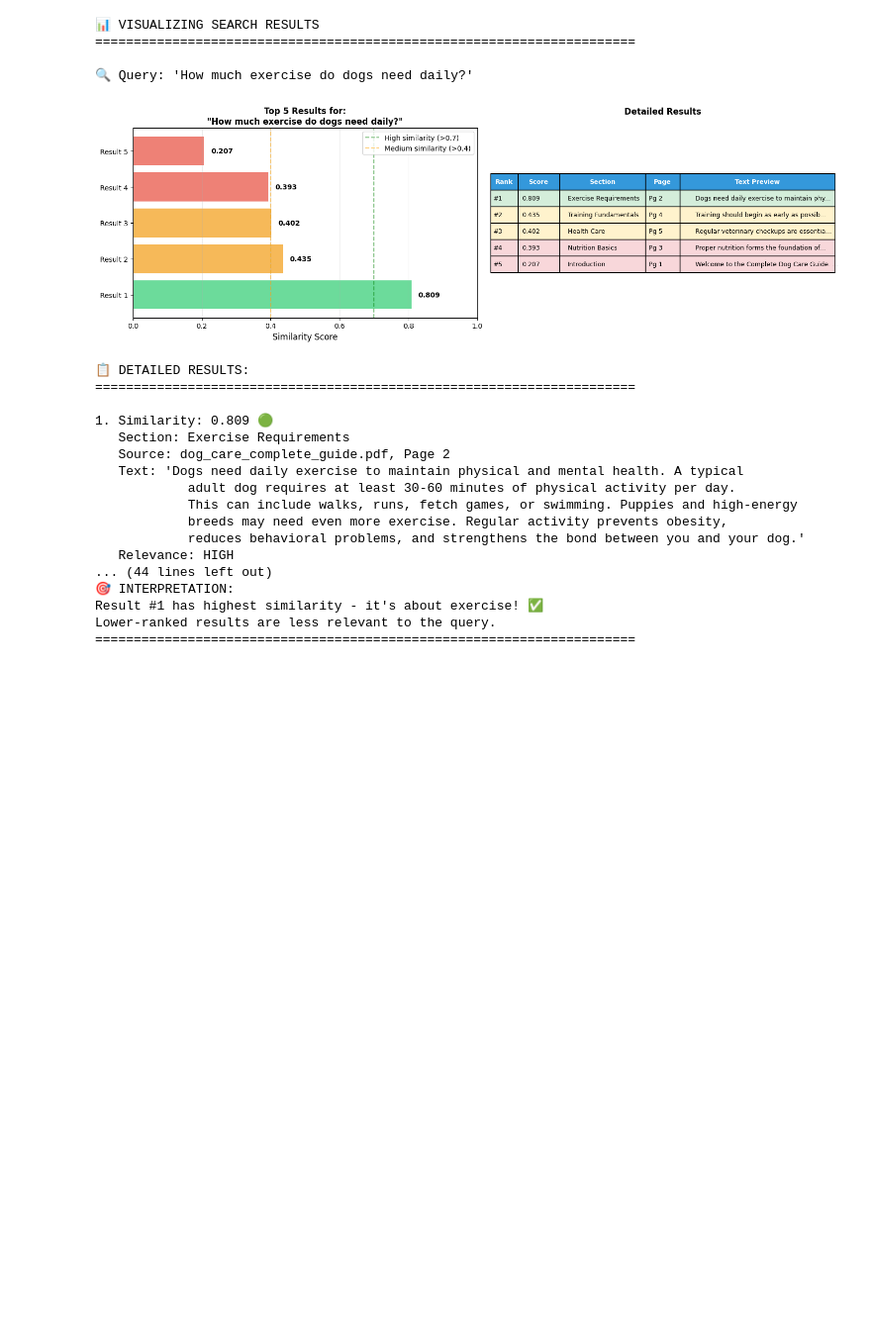
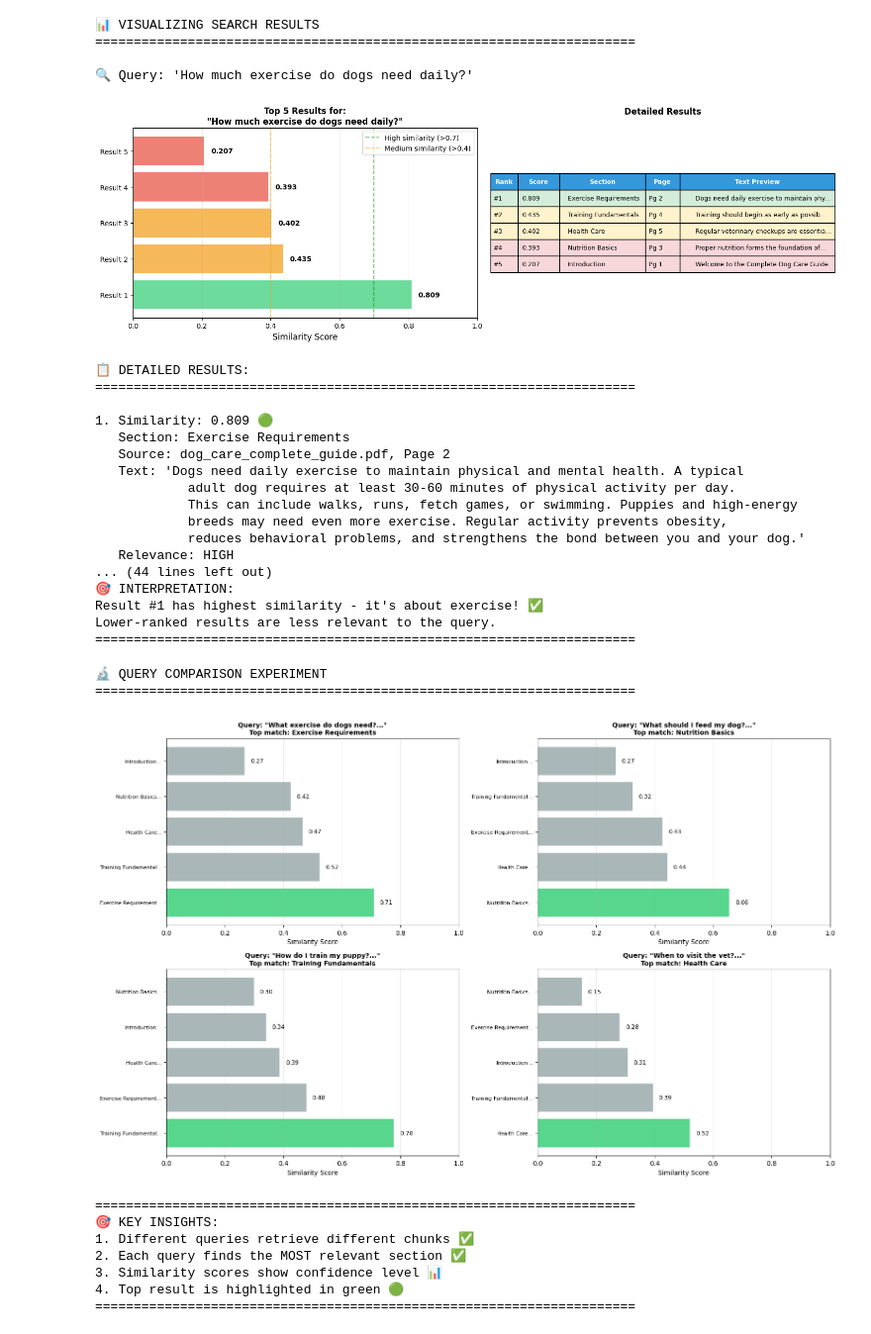
Before and after one commit to Ramprashanth17/Gen_AI, a Jupyter notebook: rag-learning-platform/notebooks/3_Vector_Storage_Chromadb.ipynb, the cells around one changed output. Shown at 99% size. Cells and saved outputs as stored; diff of their text form; code cells hidden in the pictures; blank space fills up the shorter version.

Commit message:
Completed the 3rd tutorial with added practical exercises and solutions; common pitfalls

```diff
--- a/rag-learning-platform/notebooks/3_Vector_Storage_Chromadb.ipynb
+++ b/rag-learning-platform/notebooks/3_Vector_Storage_Chromadb.ipynb
@@ -1041,3 +1041,79 @@ print("="*70)
 Result #1 has highest similarity - it's about exercise! ✅
 Lower-ranked results are less relevant to the query.
 ======================================================================
+# %%
+# ═══════════════════════════════════════════════════════
+# 🔬 EXPERIMENT: Different Queries, Different Results
+# ═══════════════════════════════════════════════════════
+
+print("🔬 QUERY COMPARISON EXPERIMENT")
+print("="*70)
+
+test_queries = [
+    "What exercise do dogs need?",
+    "What should I feed my dog?",
+    "How do I train my puppy?",
+    "When to visit the vet?"
+]
+
+# Create comparison visualization
+fig, axes = plt.subplots(2, 2, figsize=(16, 10))
+axes = axes.flatten()
+
+for idx, query in enumerate(test_queries):
+    ax = axes[idx]
+
+    # Query
+    results = collection.query(
+        query_texts=[query],
+        n_results=5
+    )
+
+    # Get top result details
+    top_doc = results['documents'][0][0]
+    top_meta = results['metadatas'][0][0]
+    top_distance = results['distances'][0][0]
+    top_similarity = 1 - top_distance
+
+    # Get all similarities
+    similarities = [1 - d for d in results['distances'][0]]
+    sections = [m['section'] for m in results['metadatas'][0]]
+
+    # Plot
+    colors = ['#2ecc71' if i == 0 else '#95a5a6' for i in range(len(similarities))]
+    bars = ax.barh(range(len(similarities)), similarities, color=colors, alpha=0.8)
+
+    ax.set_yticks(range(len(similarities)))
+    ax.set_yticklabels([f"{s[:20]}..." for s in sections], fontsize=8)
+    ax.set_xlabel('Similarity Score', fontsize=10)
+    ax.set_title(f'Query: "{query[:30]}..."\nTop match: {sections[0]}',
+                 fontsize=10, fontweight='bold')
+    ax.set_xlim(0, 1)
+    ax.grid(axis='x', alpha=0.3)
+
+    # Add score labels
+    for bar, sim in zip(bars, similarities):
+        ax.text(sim + 0.02, bar.get_y() + bar.get_height()/2,
+                f'{sim:.2f}', va='center', fontsize=9)
+
+plt.tight_layout()
+plt.show()
+
+print("\n" + "="*70)
+print("🎯 KEY INSIGHTS:")
+print("1. Different queries retrieve different chunks ✅")
+print("2. Each query finds the MOST relevant section ✅")
+print("3. Similarity scores show confidence level 📊")
+print("4. Top result is highlighted in green 🟢")
+print("="*70)
+# %% [output]
+🔬 QUERY COMPARISON EXPERIMENT
+======================================================================
+[figure, added]
+======================================================================
+🎯 KEY INSIGHTS:
+1. Different queries retrieve different chunks ✅
+2. Each query finds the MOST relevant section ✅
+3. Similarity scores show confidence level 📊
+4. Top result is highlighted in green 🟢
+======================================================================
```
Also changed, not shown: parts of 15 cells of this notebook.
